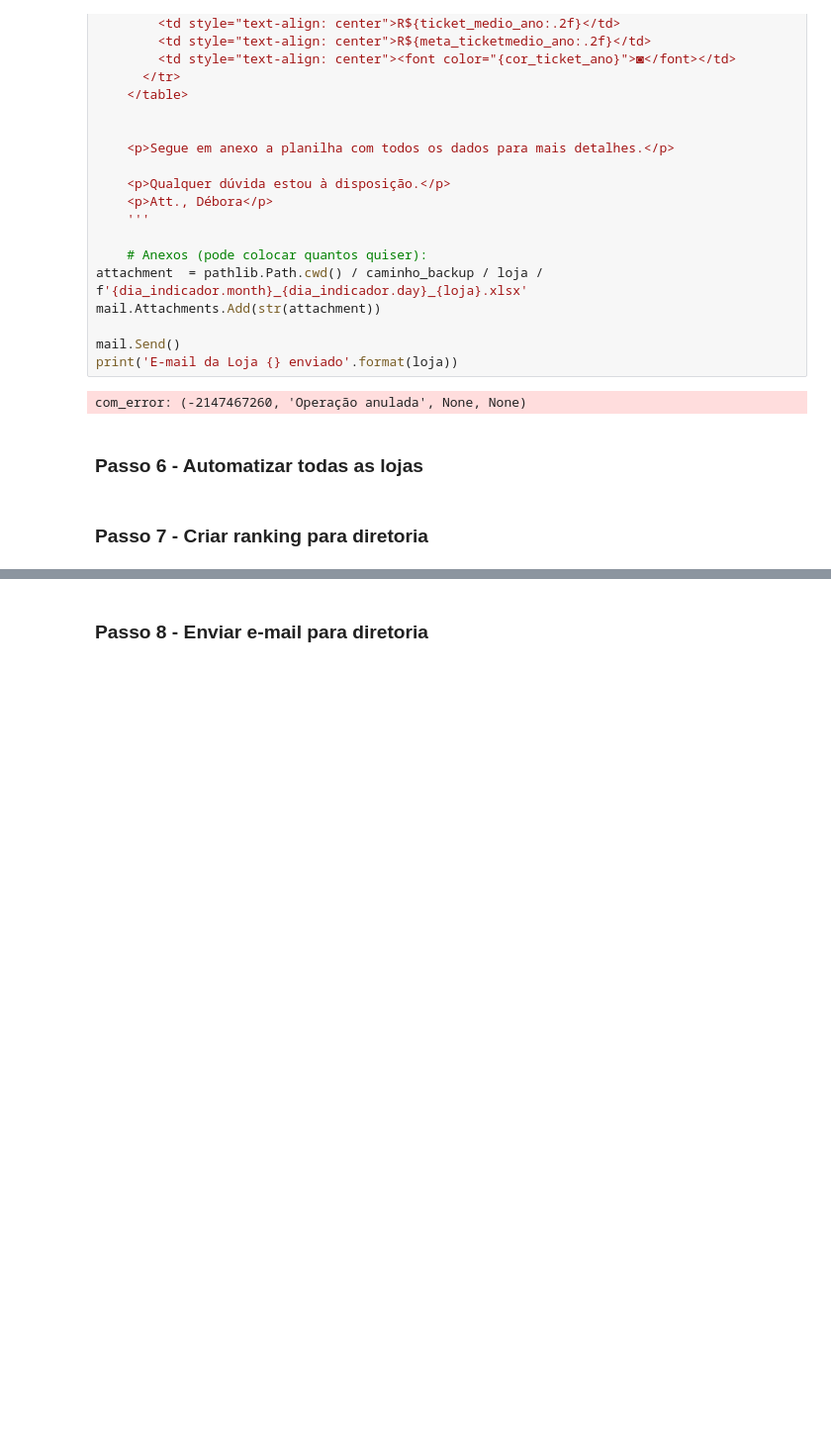
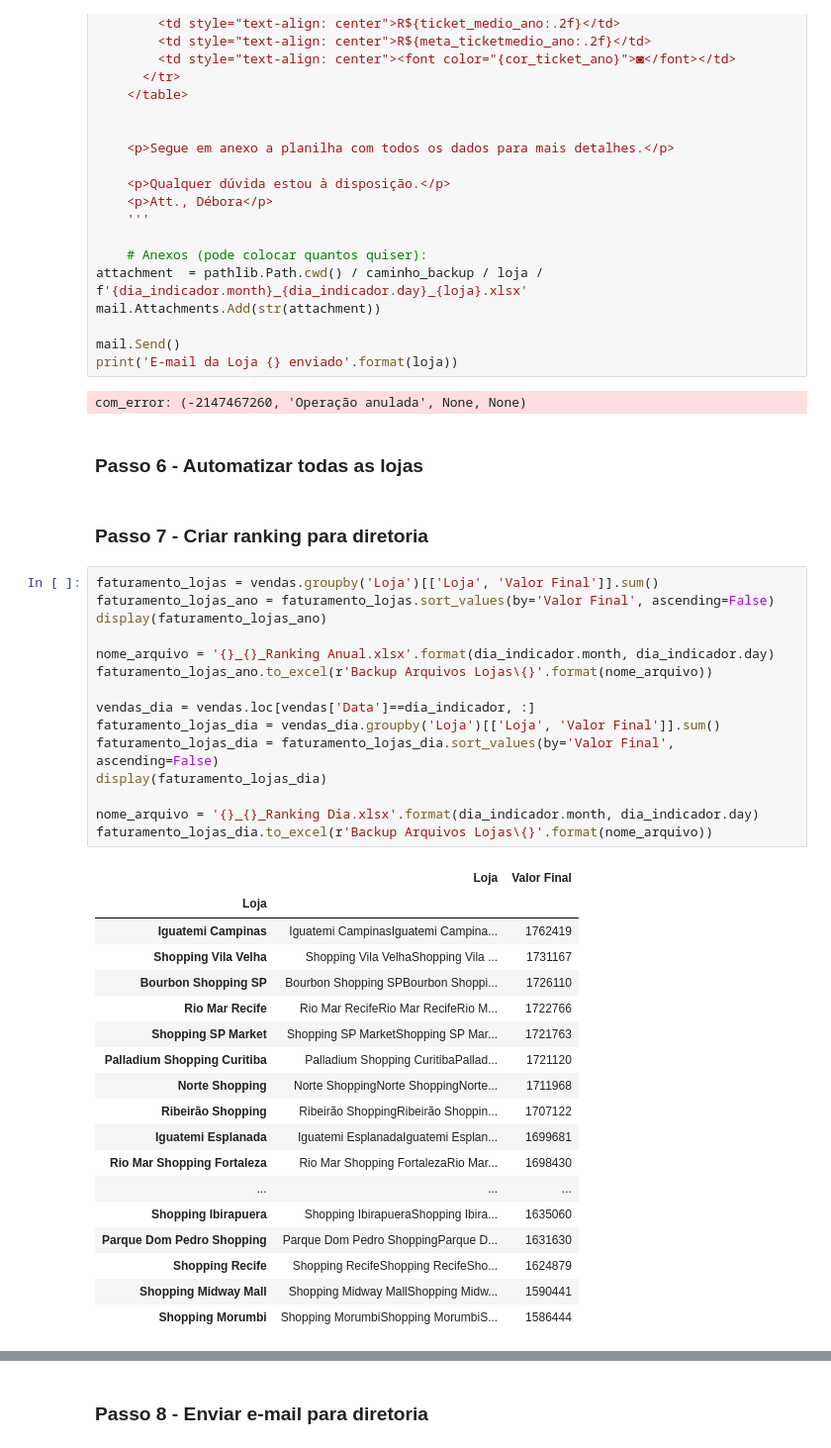
Before and after one commit to deboramargaretesantos/Projeto-AutomacaoIndicadores, a Jupyter notebook: Automacao de Processo.ipynb, the cells around one changed output, grey strips where cells are left out. Shown at 99% size. Cells and saved outputs as stored; diff of their text form; blank space fills up the shorter version.

Commit message:
ranking_diretoria

```diff
--- a/Automacao de Processo.ipynb
+++ b/Automacao de Processo.ipynb
@@ -299,3 +298,37 @@ com_error: (-2147467260, 'Operação anulada', None, None)
 ### Passo 6 - Automatizar todas as lojas
 # %% [markdown]
 ### Passo 7 - Criar ranking para diretoria
+# %%
+faturamento_lojas = vendas.groupby('Loja')[['Loja', 'Valor Final']].sum()
+faturamento_lojas_ano = faturamento_lojas.sort_values(by='Valor Final', ascending=False)
+display(faturamento_lojas_ano)
+
+nome_arquivo = '{}_{}_Ranking Anual.xlsx'.format(dia_indicador.month, dia_indicador.day)
+faturamento_lojas_ano.to_excel(r'Backup Arquivos Lojas\{}'.format(nome_arquivo))
+
+vendas_dia = vendas.loc[vendas['Data']==dia_indicador, :]
+faturamento_lojas_dia = vendas_dia.groupby('Loja')[['Loja', 'Valor Final']].sum()
+faturamento_lojas_dia = faturamento_lojas_dia.sort_values(by='Valor Final', ascending=False)
+display(faturamento_lojas_dia)
+
+nome_arquivo = '{}_{}_Ranking Dia.xlsx'.format(dia_indicador.month, dia_indicador.day)
+faturamento_lojas_dia.to_excel(r'Backup Arquivos Lojas\{}'.format(nome_arquivo))
+# %% [output]
+|  | Loja | Valor Final |
+| Loja |  |  |
+| Iguatemi Campinas | Iguatemi CampinasIguatemi Campina... | 1762419 |
+| Shopping Vila Velha | Shopping Vila VelhaShopping Vila ... | 1731167 |
+| Bourbon Shopping SP | Bourbon Shopping SPBourbon Shoppi... | 1726110 |
+| Rio Mar Recife | Rio Mar RecifeRio Mar RecifeRio M... | 1722766 |
+| Shopping SP Market | Shopping SP MarketShopping SP Mar... | 1721763 |
+| Palladium Shopping Curitiba | Palladium Shopping CuritibaPallad... | 1721120 |
+| Norte Shopping | Norte ShoppingNorte ShoppingNorte... | 1711968 |
+| Ribeirão Shopping | Ribeirão ShoppingRibeirão Shoppin... | 1707122 |
+| Iguatemi Esplanada | Iguatemi EsplanadaIguatemi Esplan... | 1699681 |
+| Rio Mar Shopping Fortaleza | Rio Mar Shopping FortalezaRio Mar... | 1698430 |
+| ... | ... | ... |
+| Shopping Ibirapuera | Shopping IbirapueraShopping Ibira... | 1635060 |
+| Parque Dom Pedro Shopping | Parque Dom Pedro ShoppingParque D... | 1631630 |
+| Shopping Recife | Shopping RecifeShopping RecifeSho... | 1624879 |
+| Shopping Midway Mall | Shopping Midway MallShopping Midw... | 1590441 |
+| Shopping Morumbi | Shopping MorumbiShopping MorumbiS... | 1586444 |
```
Also changed, not shown: parts of 3 cells of this notebook.
